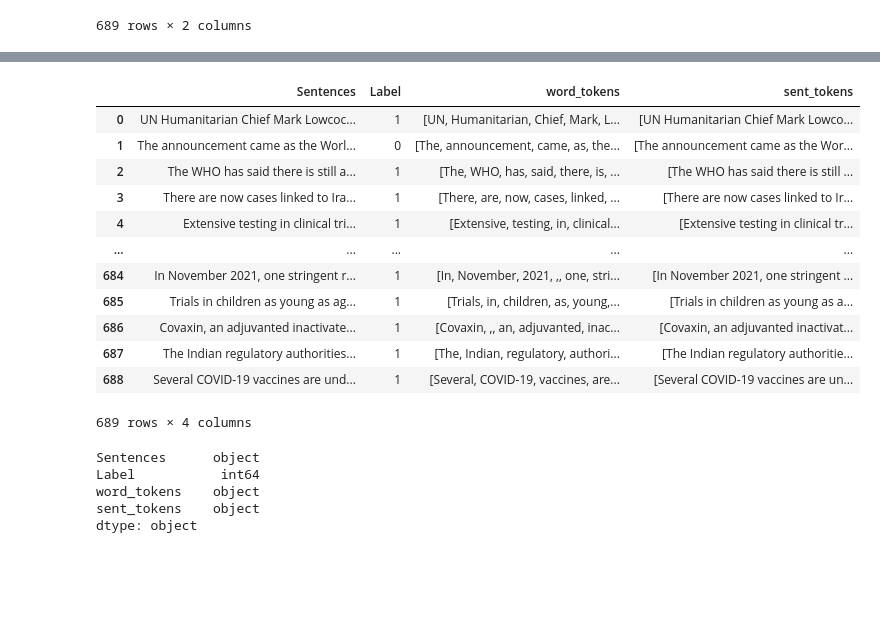
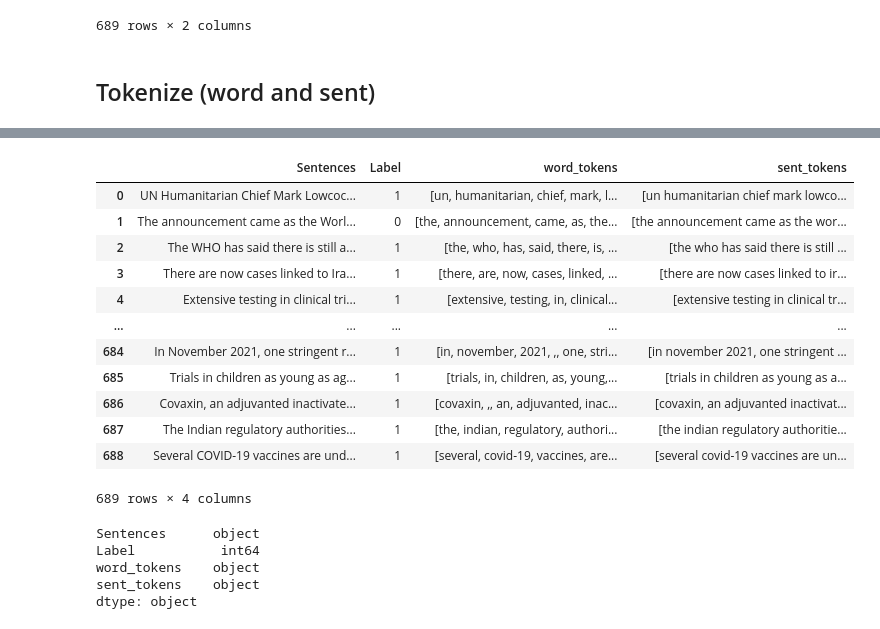
Before and after one commit to CMesiti/DataAnalyticsNotebooks, a Jupyter notebook: TextAnalysis_NLTK_NLP.ipynb, the cells around one changed output, grey strips where cells are left out. Cells and saved outputs as stored; diff of their text form; code cells hidden in the pictures; blank space fills up the shorter version.

```diff
--- a/TextAnalysis_NLTK_NLP.ipynb
+++ b/TextAnalysis_NLTK_NLP.ipynb
@@ -73,7 +74,7 @@ TypeError: ZipFile.__init__() got an unexpected keyword argument 'encoding'
 # %%
 
 #Two methods for reading file types. Encoding is latin to avoid special character errors with utf8 encoding.
-text_data = pd.read_csv("/content/nlpdataset/nlpdataset/text_data.csv", encoding='latin1')
+text_data = pd.read_csv("/content/nlpdataset/nlpdataset/labelled sentences.csv", encoding='latin1')
 display(text_data)
 
 excel_data = pd.read_excel("/content/nlpdataset/nlpdataset/labelled sentences(1).xlsx")
@@ -91,6 +92,8 @@ excel_data = pd.read_excel("/content/nlpdataset/nlpdataset/labelled sentences(1)
 | 687 | The Indian regulatory authorities... | 1 |
 | 688 | Several COVID-19 vaccines are und... | 1 |
 689 rows × 2 columns
+# %% [markdown]
+## Tokenize (word and sent)
 # %%
 # analyze different portions of the text, and identify common metrics.
 from nltk.tokenize import word_tokenize, sent_tokenize
@@ -99,8 +102,8 @@ nltk.download('punkt_tab')
 word_tokens = []
 sent_tokens = []
 for row in text_data.itertuples(index=False):
-  word_tokens.append(word_tokenize(row.Sentences))
-  sent_tokens.append(sent_tokenize(row.Sentences))
+  word_tokens.append(word_tokenize(row.Sentences.lower()))
+  sent_tokens.append(sent_tokenize(row.Sentences.lower()))
 
 text_data_t = text_data.copy()
 text_data_t['word_tokens'] = word_tokens
@@ -113,15 +116,15 @@ display(text_data_t)
 |  | Sentences | Label | word_tokens | sent_tokens |
-| 0 | UN Humanitarian Chief Mark Lowcoc... | 1 | [UN, Humanitarian, Chief, Mark, L... | [UN Humanitarian Chief Mark Lowco... |
-| 1 | The announcement came as the Worl... | 0 | [The, announcement, came, as, the... | [The announcement came as the Wor... |
-| 2 | The WHO has said there is still a... | 1 | [The, WHO, has, said, there, is, ... | [The WHO has said there is still ... |
-| 3 | There are now cases linked to Ira... | 1 | [There, are, now, cases, linked, ... | [There are now cases linked to Ir... |
-| 4 | Extensive testing in clinical tri... | 1 | [Extensive, testing, in, clinical... | [Extensive testing in clinical tr... |
+| 0 | UN Humanitarian Chief Mark Lowcoc... | 1 | [un, humanitarian, chief, mark, l... | [un humanitarian chief mark lowco... |
+| 1 | The announcement came as the Worl... | 0 | [the, announcement, came, as, the... | [the announcement came as the wor... |
+| 2 | The WHO has said there is still a... | 1 | [the, who, has, said, there, is, ... | [the who has said there is still ... |
+| 3 | There are now cases linked to Ira... | 1 | [there, are, now, cases, linked, ... | [there are now cases linked to ir... |
+| 4 | Extensive testing in clinical tri... | 1 | [extensive, testing, in, clinical... | [extensive testing in clinical tr... |
 | ... | ... | ... | ... | ... |
-| 684 | In November 2021, one stringent r... | 1 | [In, November, 2021, ,, one, stri... | [In November 2021, one stringent ... |
-| 685 | Trials in children as young as ag... | 1 | [Trials, in, children, as, young,... | [Trials in children as young as a... |
-| 686 | Covaxin, an adjuvanted inactivate... | 1 | [Covaxin, ,, an, adjuvanted, inac... | [Covaxin, an adjuvanted inactivat... |
-| 687 | The Indian regulatory authorities... | 1 | [The, Indian, regulatory, authori... | [The Indian regulatory authoritie... |
-| 688 | Several COVID-19 vaccines are und... | 1 | [Several, COVID-19, vaccines, are... | [Several COVID-19 vaccines are un... |
+| 684 | In November 2021, one stringent r... | 1 | [in, november, 2021, ,, one, stri... | [in november 2021, one stringent ... |
+| 685 | Trials in children as young as ag... | 1 | [trials, in, children, as, young,... | [trials in children as young as a... |
+| 686 | Covaxin, an adjuvanted inactivate... | 1 | [covaxin, ,, an, adjuvanted, inac... | [covaxin, an adjuvanted inactivat... |
+| 687 | The Indian regulatory authorities... | 1 | [the, indian, regulatory, authori... | [the indian regulatory authoritie... |
+| 688 | Several COVID-19 vaccines are und... | 1 | [several, covid-19, vaccines, are... | [several covid-19 vaccines are un... |
 689 rows × 4 columns
 # %%
 print(text_data_t.dtypes) #obj data types are for strings, lists, and mixed data types.
```
Also changed, not shown: parts of 10 cells of this notebook.
